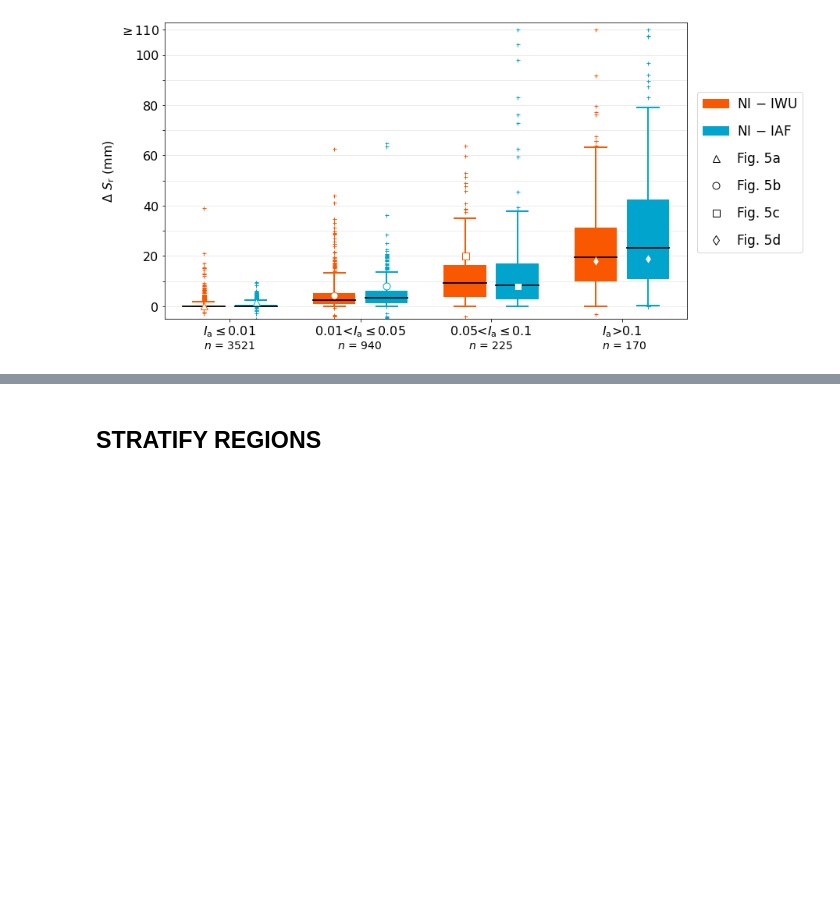
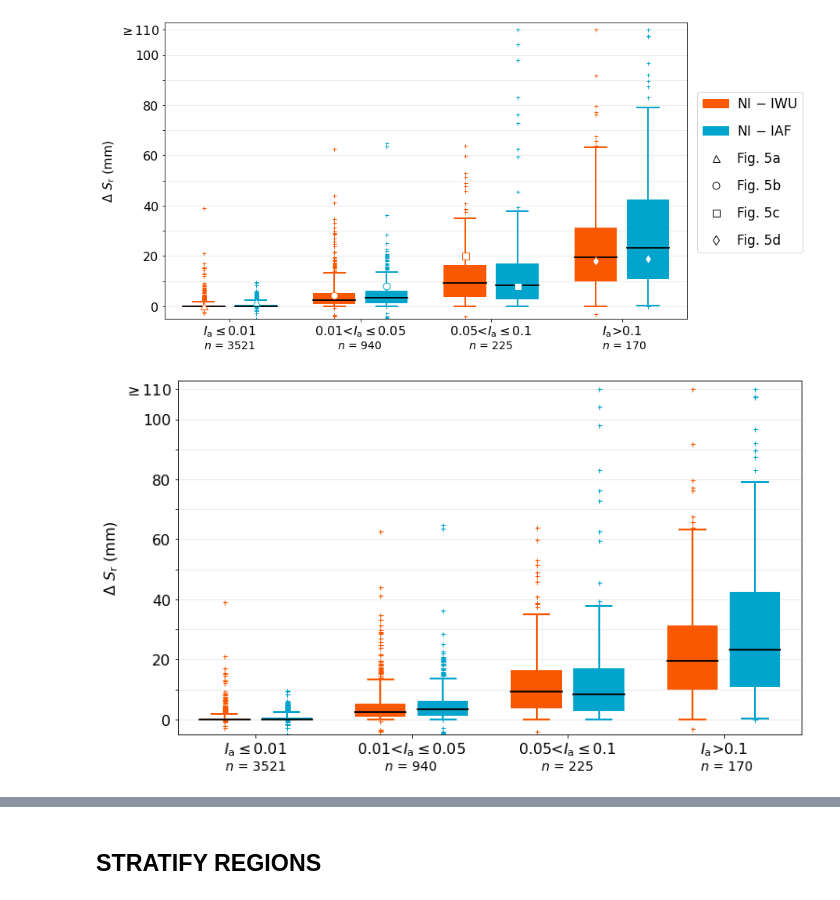
Before and after one commit to fvanoorschot/global_sr_module, a Jupyter notebook: final_irrigation_paper_figures.ipynb, the cells around one changed output, grey strips where cells are left out. Drawn from its saved outputs; the diff is of its cells as text; code cells hidden in the pictures; blank space fills up the shorter version.

```diff
--- a/final_irrigation_paper_figures.ipynb
+++ b/final_irrigation_paper_figures.ipynb
@@ -1321,6 +1430,72 @@ ax.legend([bp1["boxes"][0], bp2["boxes"][0],p2[0],p3[0],p4[0],p5[0]],
 fig.savefig(f'{fig_dir}/box_abs_diff_ia.jpg', dpi=300, bbox_inches='tight')
 # %% [output]
 [figure]
+# %%
+c2= '#00A4CCFF'
+c3 = '#F95700FF'
+c2f = (0, 164/255, 204/255)
+c3f = (249/255, 87/255, 0)
+c2e = (0, 164/255, 204/255,0)
+c3e = (249/255, 87/255, 0,0)
+
+boxprops1 = dict(facecolor=c3f,edgecolor=c3e,linewidth=2.5)
+boxprops2 = dict(facecolor=c2f,edgecolor=c2e,linewidth=2.5)
+medianprops1 = dict(color='k',linewidth=1.8)
+medianprops2 = dict(color='k',linewidth=1.8)
+meanpointprops = dict(marker='*', markeredgecolor='red',markerfacecolor='red',linestyle='None',markersize=9)
+flierprops1 = dict(marker='+',markeredgecolor=c3,markersize=5)
+flierprops2 = dict(marker='+',markeredgecolor=c2,markersize=5)
+capprops1 = dict(linestyle='-', linewidth=2.0, color=c3)
+whiskerprops1 = dict(linestyle='-', linewidth=2.0, color=c3)
+capprops2 = dict(linestyle='-', linewidth=2.0, color=c2)
+whiskerprops2 = dict(linestyle='-', linewidth=2.0, color=c2)
+
+# boxplot of Sr differences - ABS
+fig = plt.figure(figsize=(12,7))
+ax = fig.add_subplot(111)
+ax.set_axisbelow(True)
+ax.grid(axis='y', color='0.9',zorder=0)
+plt.subplots_adjust(wspace=0.05)
+ax.boxplot(e_df0.iloc[:,0],positions=[1.1],widths=0.65,whis=[5,95],patch_artist=True,showmeans=False,boxprops=boxprops1,medianprops=medianprops1,meanprops=meanpointprops,whiskerprops=whiskerprops1,flierprops=flierprops1,capprops=capprops1,zorder=1)
+ax.boxplot(e_df0.iloc[:,1],positions=[1.9],widths=0.65,whis=[5,95],patch_artist=True,showmeans=False,boxprops=boxprops2,medianprops=medianprops2,meanprops=meanpointprops,whiskerprops=whiskerprops2,flierprops=flierprops2,capprops=capprops2,zorder=1)
+
+ax.boxplot(e_df1.iloc[:,0],positions=[3.1],widths=0.65,whis=[5,95],patch_artist=True,showmeans=False,boxprops=boxprops1,medianprops=medianprops1,meanprops=meanpointprops,whiskerprops=whiskerprops1,flierprops=flierprops1,capprops=capprops1,zorder=1)
+ax.boxplot(e_df1.iloc[:,1],positions=[3.9],widths=0.65,whis=[5,95],patch_artist=True,showmeans=False,boxprops=boxprops2,medianprops=medianprops2,meanprops=meanpointprops,whiskerprops=whiskerprops2,flierprops=flierprops2,capprops=capprops2,zorder=1)
+
+ax.boxplot(e_df5.iloc[:,0],positions=[5.1],widths=0.65,whis=[5,95],patch_artist=True,showmeans=False,boxprops=boxprops1,medianprops=medianprops1,meanprops=meanpointprops,whiskerprops=whiskerprops1,flierprops=flierprops1,capprops=capprops1,zorder=1)
+ax.boxplot(e_df5.iloc[:,1],positions=[5.9],widths=0.65,whis=[5,95],patch_artist=True,showmeans=False,boxprops=boxprops2,medianprops=medianprops2,meanprops=meanpointprops,whiskerprops=whiskerprops2,flierprops=flierprops2,capprops=capprops2,zorder=1)
+
+bp1=ax.boxplot(e_df10.iloc[:,0],positions=[7.1],widths=0.65,whis=[5,95],patch_artist=True,showmeans=False,boxprops=boxprops1,medianprops=medianprops1,meanprops=meanpointprops,whiskerprops=whiskerprops1,flierprops=flierprops1,capprops=capprops1,zorder=1)
+bp2=ax.boxplot(e_df10.iloc[:,1],positions=[7.9],widths=0.65,whis=[5,95],patch_artist=True,showmeans=False,boxprops=boxprops2,medianprops=medianprops2,meanprops=meanpointprops,whiskerprops=whiskerprops2,flierprops=flierprops2,capprops=capprops2,zorder=1)
+
+ax.set_ylim(-5,113)
+ax.set_xlim(0.5,8.5)
+ax.set_xticks([1.5,3.5,5.5,7.5])
+ax.set_yticks([0,10,20,30,40,50,60,70,80,90,100,110])
+ax.set_yticklabels(['0','','20','','40','','60','','80','','100','$\geq$110'])
+
+ax.tick_params(axis='both', which='major', labelsize=16)
+ax.set_ylabel('$\Delta$ $S_\mathrm{r}$ (mm)',size=16)
+ax.set_xticklabels(['$I_\mathrm{a}$$\leq$0.01','0.01<$I_\mathrm{a}$$\leq$0.05','0.05<$I_\mathrm{a}$$\leq$0.1','$I_\mathrm{a}$>0.1'],size=16)
+
+ax.text(1.1,-17,'$n$ = '+str(e_df0.count()[0]),size=14)
+ax.text(3.15,-17,'$n$ = '+str(e_df1.count()[0]),size=14)
+ax.text(5.15,-17,'$n$ = '+str(e_df5.count()[0]),size=14)
+ax.text(7.2,-17,'$n$ = '+str(e_df10.count()[0]),size=14)
+
+# plot values <-100 at -100
+ax.plot(5.9,110,color=c2,marker='+',markersize=5)
+ax.plot(7.1,110,color=c3,marker='+',markersize=5)
+ax.plot(7.9,110,color=c2,marker='+',markersize=5)
+
+# ax.legend([bp1["boxes"][0], bp2["boxes"][0],p2[0],p3[0],p4[0],p5[0]],
+#           ['NI $-$ IWU','NI $-$ IAF',
+#            '\n'.join(wrap(f'Fig. 5a', 10)),'\n'.join(wrap(f'Fig. 5b', 10)),'\n'.join(wrap(f'Fig. 5c', 10)),'\n'.join(wrap(f'Fig. 5d', 10))],
+#           ncol=1,fontsize= 17,loc='lower center',bbox_to_anchor=(1.12, 0.2),handletextpad=0.6,labelspacing=1,columnspacing = 0.5)
+
+fig.savefig(f'{fig_dir}/box_abs_diff_ia_presentation.jpg', dpi=300, bbox_inches='tight')
+# %% [output]
+[figure, added]
 # %%
 d = pd.DataFrame(index=['$S_\mathrm{r}$-IWU $-$ $S_{\mathrm{r}}$-NI','$S_\mathrm{r}$-IA $-$ $S_\mathrm{r}$-NI'])
 d['med0']=np.round(e_df0.median(),2).values
```
Also changed, not shown: parts of 5 cells of this notebook, 2 other files.
